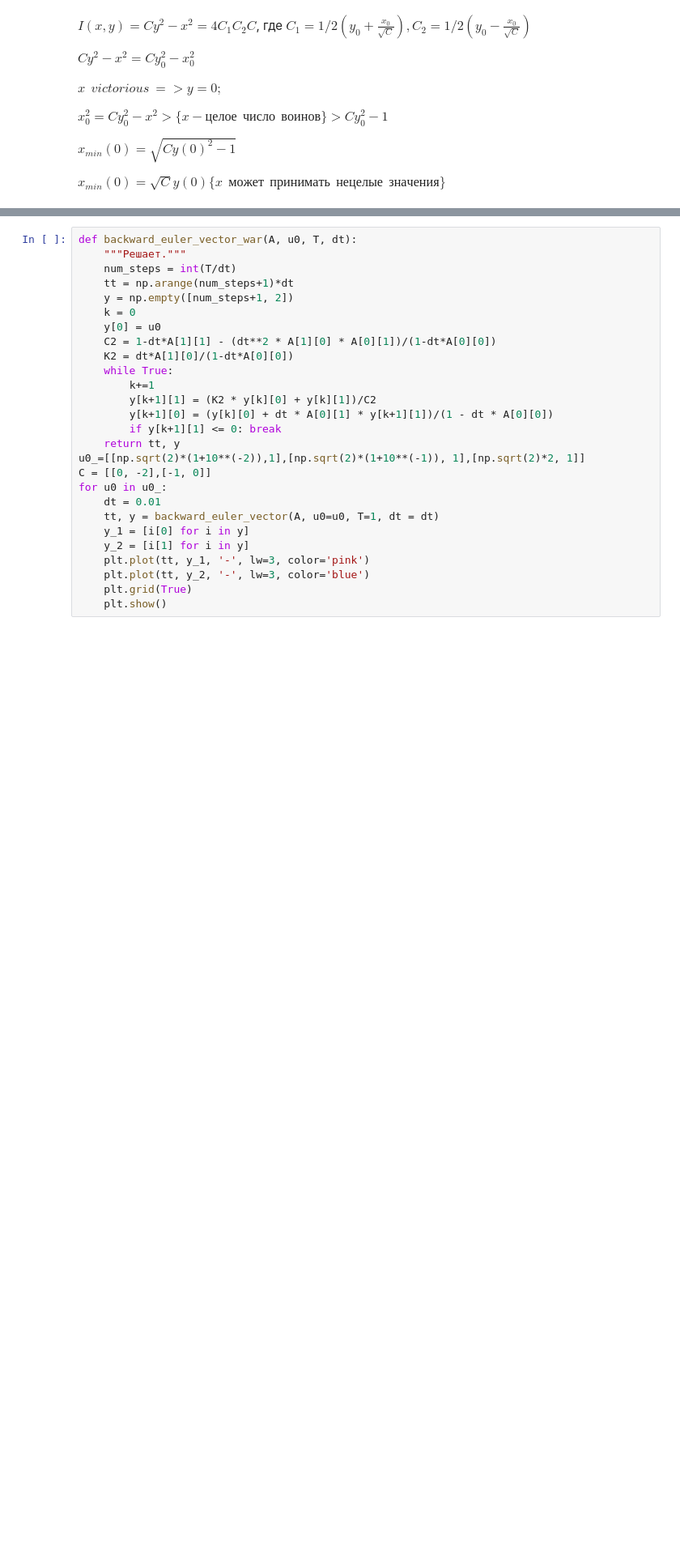
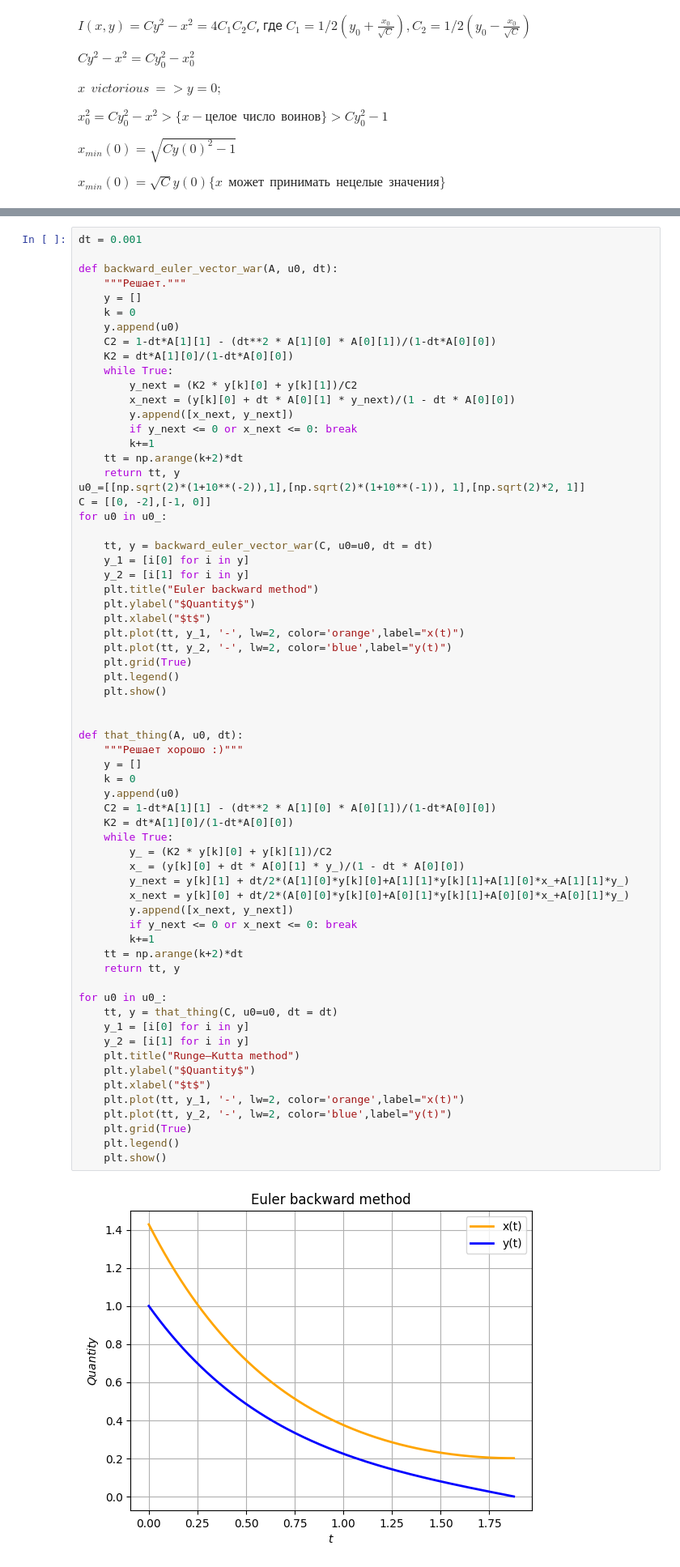
Before and after one commit to underham2ter/comp-phys, a Jupyter notebook: IVP_ODE.ipynb, the cells around one changed output, grey strips where cells are left out. Shown at 81% size. Drawn from its saved outputs; the diff is of its cells as text; blank space fills up the shorter version.

```diff
--- a/IVP_ODE.ipynb
+++ b/IVP_ODE.ipynb
@@ -269,29 +271,69 @@ $\delta I = |I(x(T),y(T)) - I(x_1(0),x_2(0)|$ , в зависимости от
 
 (4 point)
 # %%
-def backward_euler_vector_war(A, u0, T, dt):
+dt = 0.001
+
+def backward_euler_vector_war(A, u0, dt):
     """Решает."""
-    num_steps = int(T/dt)
-    tt = np.arange(num_steps+1)*dt
-    y = np.empty([num_steps+1, 2])
+    y = []
     k = 0
-    y[0] = u0
+    y.append(u0)
     C2 = 1-dt*A[1][1] - (dt**2 * A[1][0] * A[0][1])/(1-dt*A[0][0])
     K2 = dt*A[1][0]/(1-dt*A[0][0])
     while True:
+        y_next = (K2 * y[k][0] + y[k][1])/C2
+        x_next = (y[k][0] + dt * A[0][1] * y_next)/(1 - dt * A[0][0])
+        y.append([x_next, y_next])
+        if y_next <= 0 or x_next <= 0: break
         k+=1
-        y[k+1][1] = (K2 * y[k][0] + y[k][1])/C2
-        y[k+1][0] = (y[k][0] + dt * A[0][1] * y[k+1][1])/(1 - dt * A[0][0])
-        if y[k+1][1] <= 0: break
+    tt = np.arange(k+2)*dt
     return tt, y
 u0_=[[np.sqrt(2)*(1+10**(-2)),1],[np.sqrt(2)*(1+10**(-1)), 1],[np.sqrt(2)*2, 1]]
 C = [[0, -2],[-1, 0]]
 for u0 in u0_:
-    dt = 0.01
-    tt, y = backward_euler_vector(A, u0=u0, T=1, dt = dt)
+
+    tt, y = backward_euler_vector_war(C, u0=u0, dt = dt)
     y_1 = [i[0] for i in y]
     y_2 = [i[1] for i in y]
-    plt.plot(tt, y_1, '-', lw=3, color='pink')
-    plt.plot(tt, y_2, '-', lw=3, color='blue')
+    plt.title("Euler backward method")
+    plt.ylabel("$Quantity$")
+    plt.xlabel("$t$")
+    plt.plot(tt, y_1, '-', lw=2, color='orange',label="x(t)")
+    plt.plot(tt, y_2, '-', lw=2, color='blue',label="y(t)")
     plt.grid(True)
+    plt.legend()
     plt.show()
+
+
+def that_thing(A, u0, dt):
+    """Решает хорошо :)"""
+    y = []
+    k = 0
+    y.append(u0)
+    C2 = 1-dt*A[1][1] - (dt**2 * A[1][0] * A[0][1])/(1-dt*A[0][0])
+    K2 = dt*A[1][0]/(1-dt*A[0][0])
+    while True:
+        y_ = (K2 * y[k][0] + y[k][1])/C2
+        x_ = (y[k][0] + dt * A[0][1] * y_)/(1 - dt * A[0][0])
+        y_next = y[k][1] + dt/2*(A[1][0]*y[k][0]+A[1][1]*y[k][1]+A[1][0]*x_+A[1][1]*y_)
+        x_next = y[k][0] + dt/2*(A[0][0]*y[k][0]+A[0][1]*y[k][1]+A[0][0]*x_+A[0][1]*y_)
+        y.append([x_next, y_next])
+        if y_next <= 0 or x_next <= 0: break
+        k+=1
+    tt = np.arange(k+2)*dt
+    return tt, y
+
+for u0 in u0_:
+    tt, y = that_thing(C, u0=u0, dt = dt)
+    y_1 = [i[0] for i in y]
+    y_2 = [i[1] for i in y]
+    plt.title("Runge–Kutta method")
+    plt.ylabel("$Quantity$")
+    plt.xlabel("$t$")
+    plt.plot(tt, y_1, '-', lw=2, color='orange',label="x(t)")
+    plt.plot(tt, y_2, '-', lw=2, color='blue',label="y(t)")
+    plt.grid(True)
+    plt.legend()
+    plt.show()
+# %% [output]
+[figure, added]
```
Also changed, not shown: parts of 4 cells of this notebook, 1 other file.
